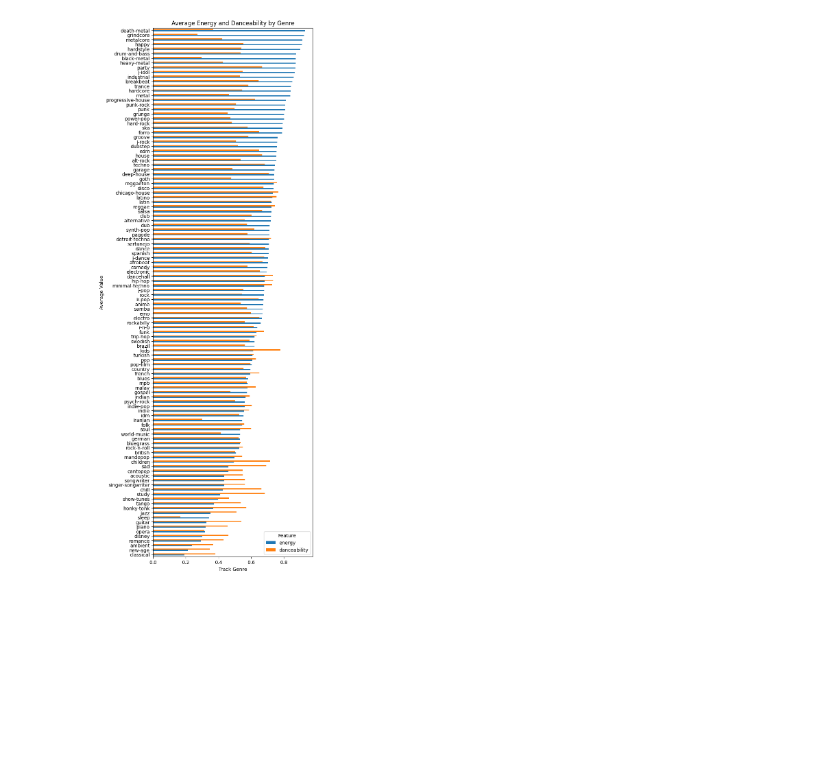
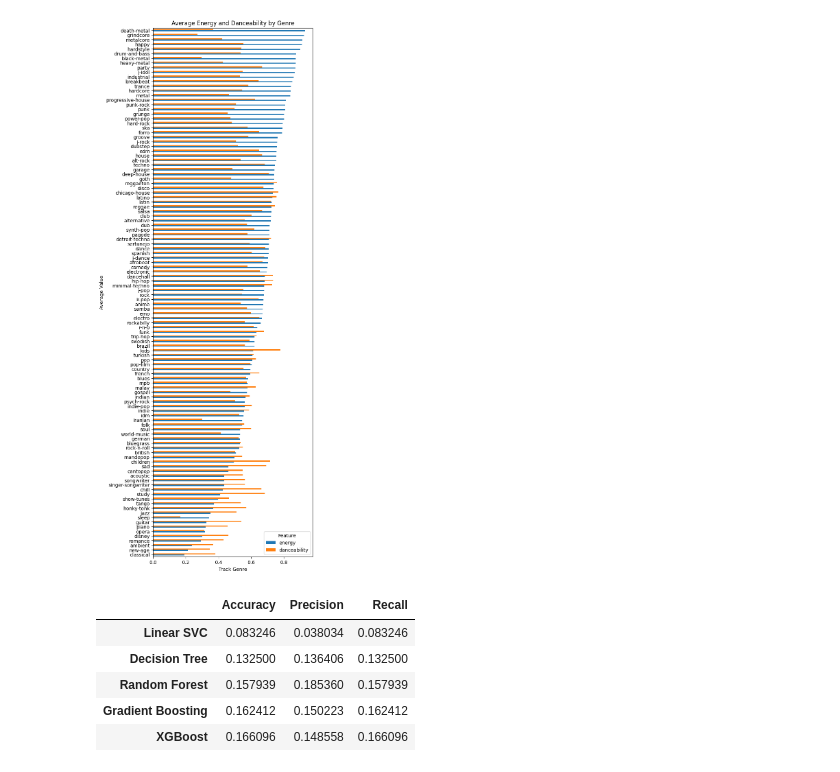
Before and after one commit to sagebushstone/ML_FinalProject, a Jupyter notebook: final_project.ipynb, the cells around one changed output. Saved outputs shown, nothing was run; the diff lists cells and outputs as text; code cells hidden in the pictures; blank space fills up the shorter version.

Commit message:
comparing different models

```diff
--- a/final_project.ipynb
+++ b/final_project.ipynb
@@ -72,0 +93,8 @@ plt.show()
+# %%
+spotify_reduced_df = spotify_df[["speechiness", "acousticness", "instrumentalness", "energy", "explicit", "mode", "tempo","track_genre"]].copy()
+spotify_reduced_df["explicit"] = spotify_reduced_df["explicit"].map({True: 1, False: 0})
+train_set,test_set = train_test_split(spotify_reduced_df,random_state=0,test_size=0.2)
+train_X = train_set.drop("track_genre",axis=1)
+train_y = train_set["track_genre"]
+test_X = test_set.drop("track_genre",axis=1)
+test_y = test_set["track_genre"]
@@ -72,0 +118,38 @@ plt.show()
+# %%
+label_encoder = LabelEncoder()
+train_y_encoded = label_encoder.fit_transform(train_y)
+test_y_encoded = label_encoder.transform(test_y)
+
+models = {
+    'Linear SVC': LinearSVC(max_iter=5000,class_weight="balanced"),
+    'Decision Tree': DecisionTreeClassifier(class_weight="balanced"),
+    'Random Forest': RandomForestClassifier(n_estimators=100, max_depth=10, class_weight="balanced", n_jobs=-1, random_state=0),
+    'Gradient Boosting': HistGradientBoostingClassifier(max_iter=100, max_depth=3, random_state=0),
+    'XGBoost': XGBClassifier(n_estimators=100, max_depth=3, tree_method='hist', eval_metric='mlogloss', n_jobs=-1, random_state=0)
+}
+
+pipelines = {name: Pipeline([
+                ('preprocessor', full_pipeline),
+                ('classifier', clf)
+            ]) for name, clf in models.items()}
+# %%
+accuracy, precision, recall = {}, {}, {}
+
+for name, pipeline in pipelines.items():
+    pipeline.fit(train_X, train_y_encoded)
+    preds_encoded = pipeline.predict(test_X)
+    preds = label_encoder.inverse_transform(preds_encoded)
+
+    accuracy[name] = metrics.accuracy_score(test_y, preds)
+    precision[name] = metrics.precision_score(test_y, preds, average="weighted")
+    recall[name] = metrics.recall_score(test_y, preds, average="weighted")
+# %%
+df_model = pd.DataFrame({'Accuracy': accuracy, 'Precision': precision, 'Recall':recall})
+display(df_model)
+# %% [output]
+|  | Accuracy | Precision | Recall |
+| Linear SVC | 0.083246 | 0.038034 | 0.083246 |
+| Decision Tree | 0.132500 | 0.136406 | 0.132500 |
+| Random Forest | 0.157939 | 0.185360 | 0.157939 |
+| Gradient Boosting | 0.162412 | 0.150223 | 0.162412 |
+| XGBoost | 0.166096 | 0.148558 | 0.166096 |
```
Also changed, not shown: parts of 2 cells of this notebook.
